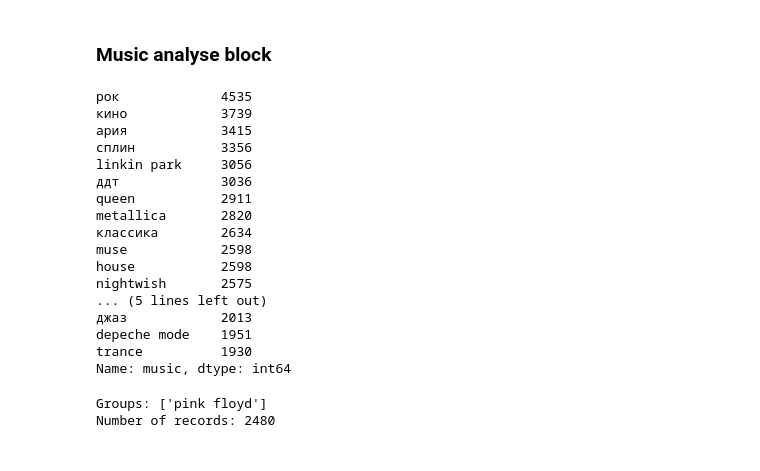
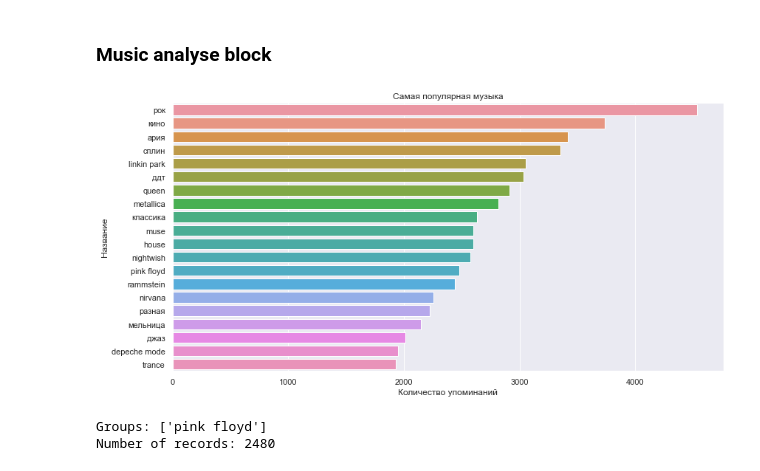
Before and after one commit to garliccat/vk_people, a Jupyter notebook: vk_process.ipynb, the cells around one changed output. Cells and saved outputs as stored; diff of their text form; code cells hidden in the pictures.

```diff
--- a/vk_process.ipynb
+++ b/vk_process.ipynb
@@ -75,25 +75,17 @@ df['music'] = df['music'].apply(lambda x: moviesmusic(x))
 df2 = df[['sex', 'music']].dropna()
 df2 = df2.explode('music', ignore_index=True)
 # %%
-df2['music'].value_counts().head(20)
+top_music = df2['music'].value_counts().head(20)
-# %% [output]
-рок             4535
-кино            3739
-ария            3415
-сплин           3356
-linkin park     3056
-ддт             3036
-queen           2911
-metallica       2820
-классика        2634
-muse            2598
-house           2598
-nightwish       2575
-... (5 lines left out)
-джаз            2013
-depeche mode    1951
-trance          1930
-Name: music, dtype: int64
+# %%
+plt.figure(figsize=(12, 6))
+sns.barplot(orient='h', x=top_music.values, y=top_music.index)
+plt.title('Самая популярная музыка')
+plt.xlabel('Количество упоминаний')
+plt.ylabel('Название')
+plt.tight_layout()
+plt.savefig('top_music.jpg');
+# %% [output]
+[figure, added]
 # %%
 groups = ['pink floyd']
 
```
Also changed, not shown: parts of 4 cells of this notebook, 1 other file.
